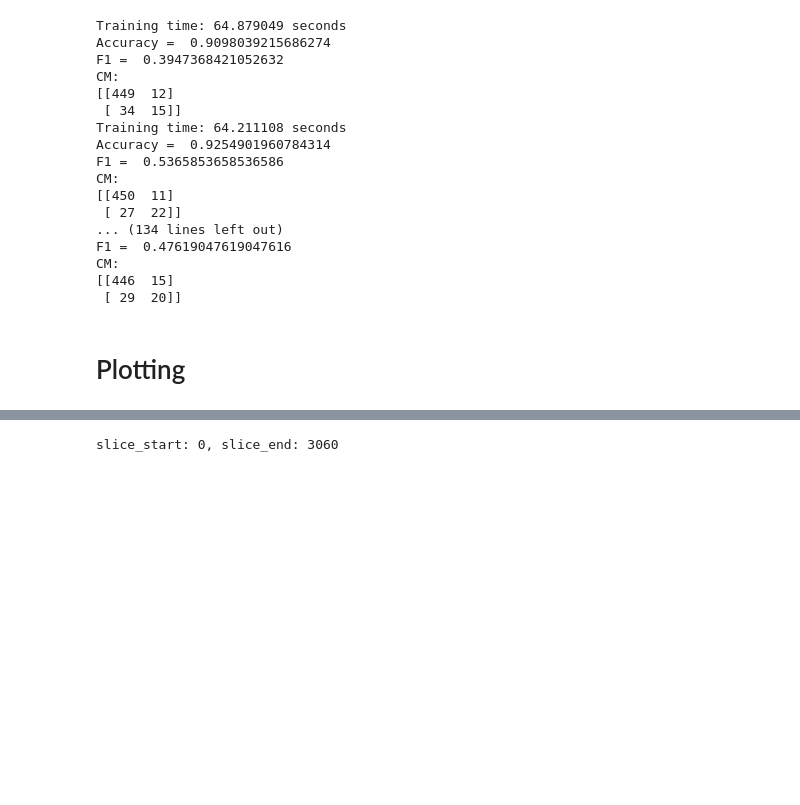
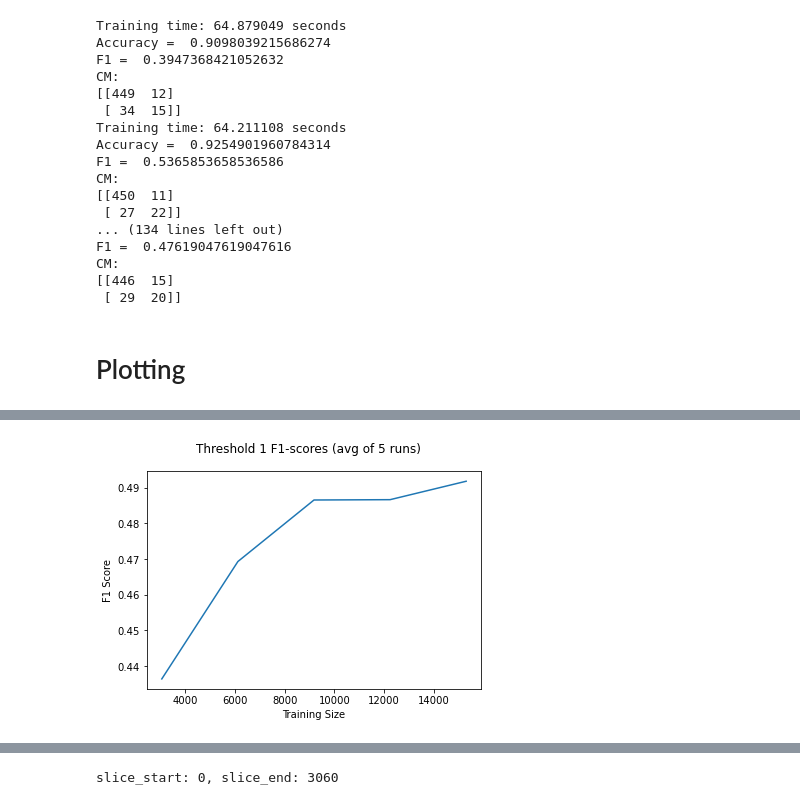
Before and after one commit to ConanBacterium/BCThesis, a Jupyter notebook: gradient boosted tree on NEW BALANCED FUNGAI ICIAR.ipynb, the cells around one changed output, grey strips where cells are left out. Drawn from its saved outputs; the diff is of its cells as text; code cells hidden in the pictures; blank space fills up the shorter version.

Commit message:
Plot threshold f1s avgs

```diff
--- a/gradient boosted tree on NEW BALANCED FUNGAI ICIAR.ipynb
+++ b/gradient boosted tree on NEW BALANCED FUNGAI ICIAR.ipynb
@@ -293,5 +293,11 @@ with open(("threshold1_f1s.pkl"), 'rb') as f:
     # Load the object from the pickle file
     threshold1_f1s = pkl.load(f)
 
-threshold1_f1s.keys()
+trainsizes = list(threshold1_f1s.keys())
+threshold1_avgs = []
+for trainsize in trainsizes:
+    print(threshold1_f1s[trainsize])
+    threshold1_avgs.append(np.mean(threshold9_f1s[trainsize]))
+
+for avg in threshold1_avgs: print(avg)
 # %% [output]
@@ -298,0 +314,14 @@ dict_keys(['trainsize'])
+# %%
+import pickle as pkl
+import numpy as np
+with open(("threshold9_f1s.pkl"), 'rb') as f:
+    # Load the object from the pickle file
+    threshold9_f1s = pkl.load(f)
+
+trainsizes = list(threshold9_f1s.keys())
+threshold9_avgs = []
+for trainsize in trainsizes:
+    print(threshold9_f1s[trainsize])
+    threshold9_avgs.append(np.mean(threshold9_f1s[trainsize]))
+
+for avg in threshold9_avgs: print(avg)
@@ -298,0 +339,4 @@ dict_keys(['trainsize'])
+# %%
+plot_f1_scores(threshold1_avgs, trainsizes, "Threshold 1 F1-scores (avg of 5 runs)")
+# %% [output]
+[figure, added]
```
Also changed, not shown: parts of 3 cells of this notebook.
